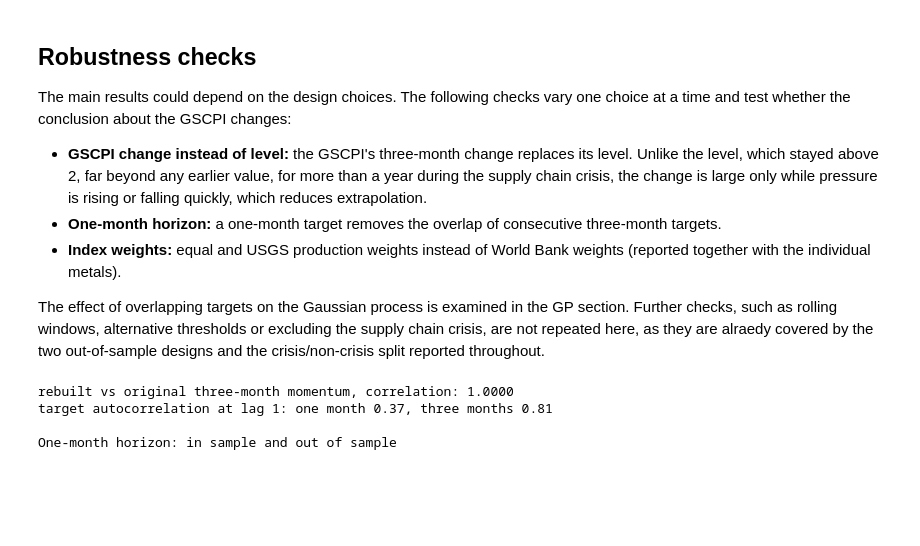
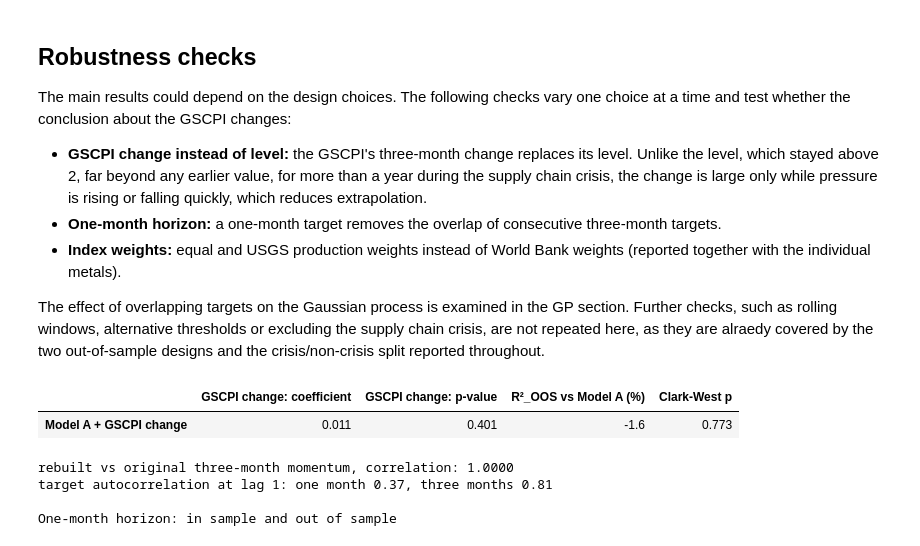
Before and after one commit to cilenia-gif/metals-supply-chain-pressure, a Jupyter notebook: code/03_model.ipynb, the cells around one changed output. Saved outputs shown, nothing was run; the diff lists cells and outputs as text; code cells hidden in the pictures; blank space fills up the shorter version.

```diff
--- a/code/03_model.ipynb
+++ b/code/03_model.ipynb
@@ -1092,6 +1118,30 @@ The main results could depend on the design choices. The following checks vary o
 - **Index weights:** equal and USGS production weights instead of World Bank weights (reported together with the individual metals).
 
 The effect of overlapping targets on the Gaussian process is examined in the GP section. Further checks, such as rolling windows, alternative thresholds or excluding the supply chain crisis, are not repeated here, as they are alraedy covered by the two out-of-sample designs and the crisis/non-crisis split reported throughout.
+# %%
+# GSCPI three-month change instead of its level
+GSCPI_CHANGE = "gscpi_change_3m"
+analysis[GSCPI_CHANGE] = analysis[GSCPI].diff(HORIZON)
+change_data = analysis.dropna(subset=[GSCPI_CHANGE])
+
+predictors_a = MODEL_A
+predictors_b_change = MODEL_A + [GSCPI_CHANGE]
+
+regression_change = fit_regression(change_data, predictors_b_change)
+y_true_change = change_data.loc[OOS_START:, TARGET]
+y_hat_a_change = forecast_out_of_sample(change_data, predictors_a)
+y_hat_b_change = forecast_out_of_sample(change_data, predictors_b_change)
+
+pd.DataFrame({
+    "GSCPI change: coefficient": [regression_change.params[GSCPI_CHANGE]],
+    "GSCPI change: p-value": [regression_change.pvalues[GSCPI_CHANGE]],
+    "R²_OOS vs Model A (%)": [100 * out_of_sample_r2(y_true_change, y_hat_b_change, y_hat_a_change)],
+    "Clark-West p": [clark_west_p_value(y_true_change, y_hat_a_change, y_hat_b_change)],
+}, index=["Model A + GSCPI change"]).round({"GSCPI change: coefficient": 3, "GSCPI change: p-value": 3,
+                                              "R²_OOS vs Model A (%)": 1, "Clark-West p": 3})
+# %% [output]
+|  | GSCPI change: coefficient | GSCPI change: p-value | R²_OOS vs Model A (%) | Clark-West p |
+| Model A + GSCPI change | 0.011 | 0.401 | -1.6 | 0.773 |
 # %%
 # settings for the one-month check
 HORIZON_1M = 1
```
Also changed, not shown: parts of 26 cells of this notebook.
